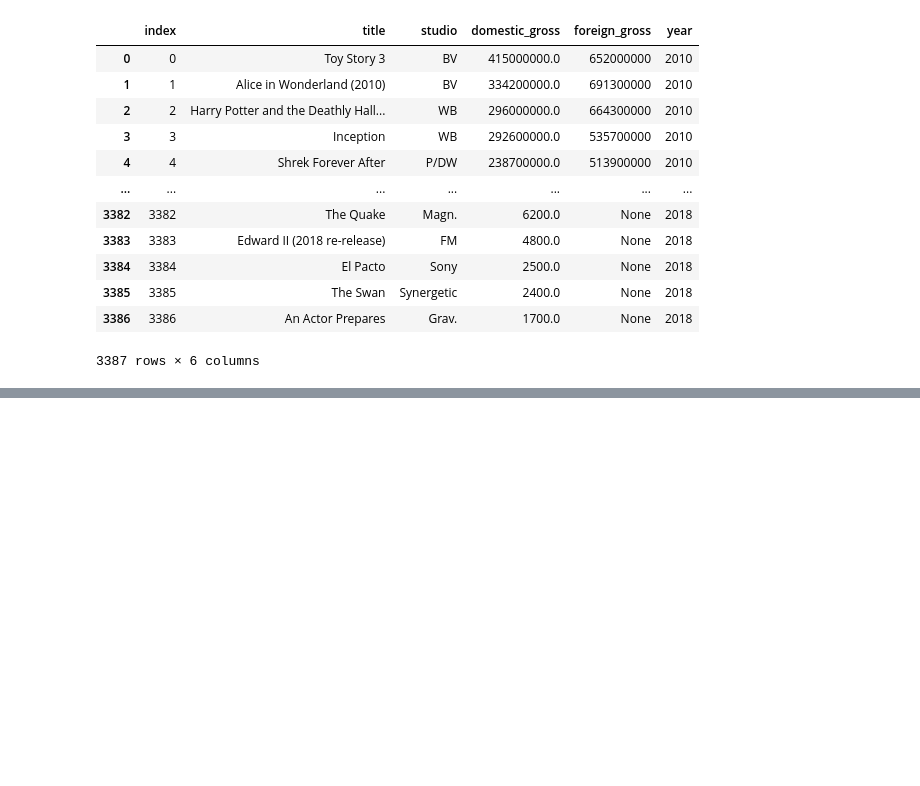
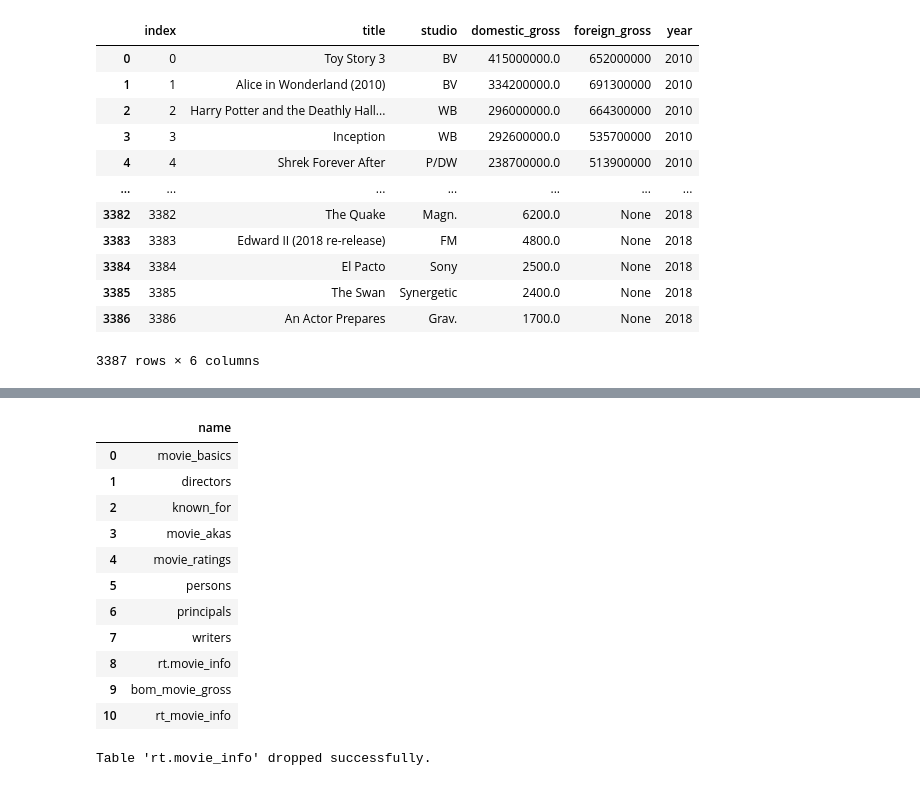
Before and after one commit to hannahdallas/movies, a Jupyter notebook: notebooks/exploratory.ipynb, the cells around one changed output, grey strips where cells are left out. Drawn from its saved outputs; the diff is of its cells as text; code cells hidden in the pictures; blank space fills up the shorter version.

```diff
--- a/notebooks/exploratory.ipynb
+++ b/notebooks/exploratory.ipynb
@@ -283,0 +302,43 @@ conn.close
+# %%
+#Checking to make sure table was added
+pd.read_sql("""
+SELECT name
+FROM sqlite_master
+WHERE type = "table"
+
+""", conn)
+# %% [output]
+|  | name |
+| 0 | movie_basics |
+| 1 | directors |
+| 2 | known_for |
+| 3 | movie_akas |
+| 4 | movie_ratings |
+| 5 | persons |
+| 6 | principals |
+| 7 | writers |
+| 8 | rt.movie_info |
+| 9 | bom_movie_gross |
+| 10 | rt_movie_info |
+# %%
+# Connect to your SQLite database
+
+try:
+    # Create a cursor object
+    cursor = conn.cursor()
+
+    # Drop the table
+    cursor.execute("DROP TABLE IF EXISTS 'rt.movie_info';")  # Use quotes for the table name with a dot
+    print("Table 'rt.movie_info' dropped successfully.")
+
+    # Commit the changes
+    conn.commit()
+
+except sqlite3.Error as e:
+    print(f"An error occurred: {e}")
+
+finally:
+    # Close the connection
+    conn.close()
+# %% [output]
+Table 'rt.movie_info' dropped successfully.
```
Also changed, not shown: parts of 11 cells of this notebook, 2 other files.
